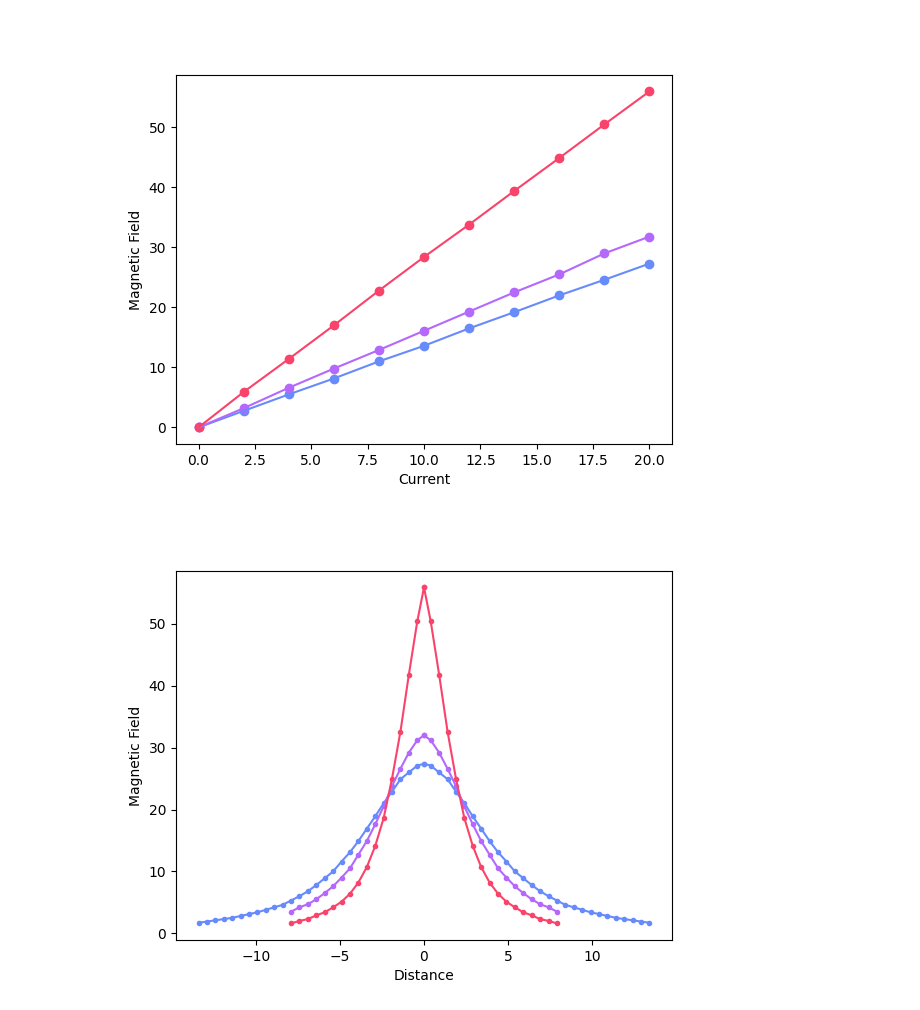
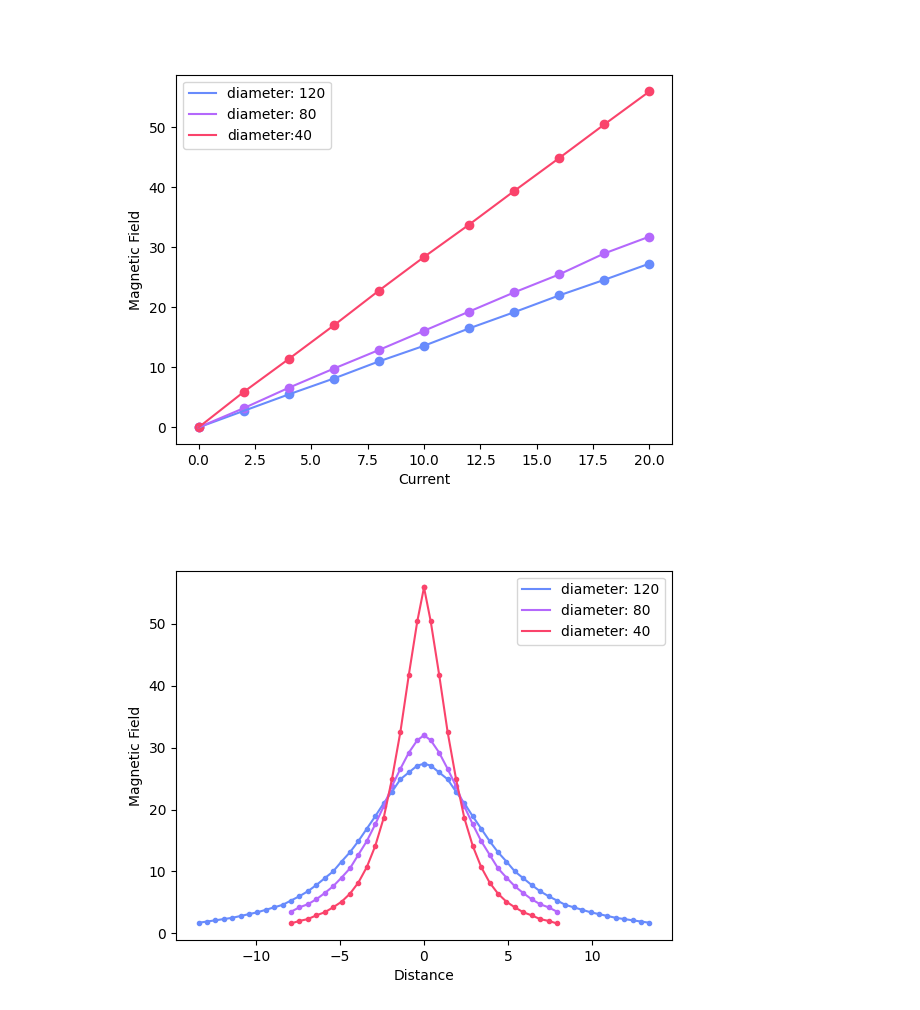
Before and after one commit to Darsh-A/Lab, a Jupyter notebook: BiotSavart/main.ipynb, the cells around one changed output. Cells and saved outputs as stored; diff of their text form; code cells hidden in the pictures.

Commit message:
Updated Graphs with legend

```diff
--- a/BiotSavart/main.ipynb
+++ b/BiotSavart/main.ipynb
@@ -28,30 +28,31 @@ Var_Dist_40 = np.loadtxt('data/Var_Dist_40.txt',delimiter=',',dtype='float')
 # %%
 # Plotting Current vs Magnetic Field
 
 # For 120
 Current_120 = Var_Current_120[:,0]
 Magn_120 = Var_Current_120[:,1]
 
 # For 80
 Current_80 = Var_Current_80[:,0]
 Magn_80 = Var_Current_80[:,1]
 
 # For 40
 Current_40 = Var_Current_40[:,0]
 Magn_40 = Var_Current_40[:,1]
 
 plt.clf()
 plt.scatter(Current_120,Magn_120,color='#688bfc')
 plt.scatter(Current_80,Magn_80,color='#b468fc')
 plt.scatter(Current_40,Magn_40,color='#fa436b')
-plt.plot(Current_120,Magn_120,color='#688bfc')
-plt.plot(Current_80,Magn_80,color='#b468fc')
-plt.plot(Current_40,Magn_40,color='#fa436b')
+plt.plot(Current_120,Magn_120,color='#688bfc', label='diameter: 120')
+plt.plot(Current_80,Magn_80,color='#b468fc', label='diameter: 80')
+plt.plot(Current_40,Magn_40,color='#fa436b', label='diameter:40')
 plt.xlabel("Current")
 plt.ylabel("Magnetic Field")
+plt.legend()
 plt.show()
 # %% [output]
-[figure, old version]
+[figure, new version]
 # %%
 
 def posplot(Dist,MagnDist):
@@ -78,18 +79,19 @@ plt.scatter(negplot(Var_Dist_80[:,0],Var_Dist_80[:,1])[0],negplot(Var_Dist_80[:,
 plt.scatter(posplot(Var_Dist_40[:,0],Var_Dist_40[:,1])[0],posplot(Var_Dist_40[:,0],Var_Dist_40[:,1])[1],color='#fa436b',marker='.')
 plt.scatter(negplot(Var_Dist_40[:,0],Var_Dist_40[:,1])[0],negplot(Var_Dist_40[:,0],Var_Dist_40[:,1])[1],color='#fa436b',marker='.')
 
-plt.plot(posplot(Var_Dist_120[:,0],Var_Dist_120[:,1])[0],posplot(Var_Dist_120[:,0],Var_Dist_120[:,1])[1],color='#688bfc')
+plt.plot(posplot(Var_Dist_120[:,0],Var_Dist_120[:,1])[0],posplot(Var_Dist_120[:,0],Var_Dist_120[:,1])[1],color='#688bfc', label='diameter: 120')
 plt.plot(negplot(Var_Dist_120[:,0],Var_Dist_120[:,1])[0],negplot(Var_Dist_120[:,0],Var_Dist_120[:,1])[1],color='#688bfc')
 
-plt.plot(posplot(Var_Dist_80[:,0],Var_Dist_80[:,1])[0],posplot(Var_Dist_80[:,0],Var_Dist_80[:,1])[1],color='#b468fc')
+plt.plot(posplot(Var_Dist_80[:,0],Var_Dist_80[:,1])[0],posplot(Var_Dist_80[:,0],Var_Dist_80[:,1])[1],color='#b468fc', label='diameter: 80')
 plt.plot(negplot(Var_Dist_80[:,0],Var_Dist_80[:,1])[0],negplot(Var_Dist_80[:,0],Var_Dist_80[:,1])[1],color='#b468fc')
 
-plt.plot(posplot(Var_Dist_40[:,0],Var_Dist_40[:,1])[0],posplot(Var_Dist_40[:,0],Var_Dist_40[:,1])[1],color='#fa436b')
+plt.plot(posplot(Var_Dist_40[:,0],Var_Dist_40[:,1])[0],posplot(Var_Dist_40[:,0],Var_Dist_40[:,1])[1],color='#fa436b', label='diameter: 40')
 plt.plot(negplot(Var_Dist_40[:,0],Var_Dist_40[:,1])[0],negplot(Var_Dist_40[:,0],Var_Dist_40[:,1])[1],color='#fa436b')
 
 plt.xlabel("Distance")
 plt.ylabel("Magnetic Field")
+plt.legend()
 
 plt.show()
 # %% [output]
-[figure, old version]
+[figure, new version]
```
Also changed, not shown: 3 other files.
